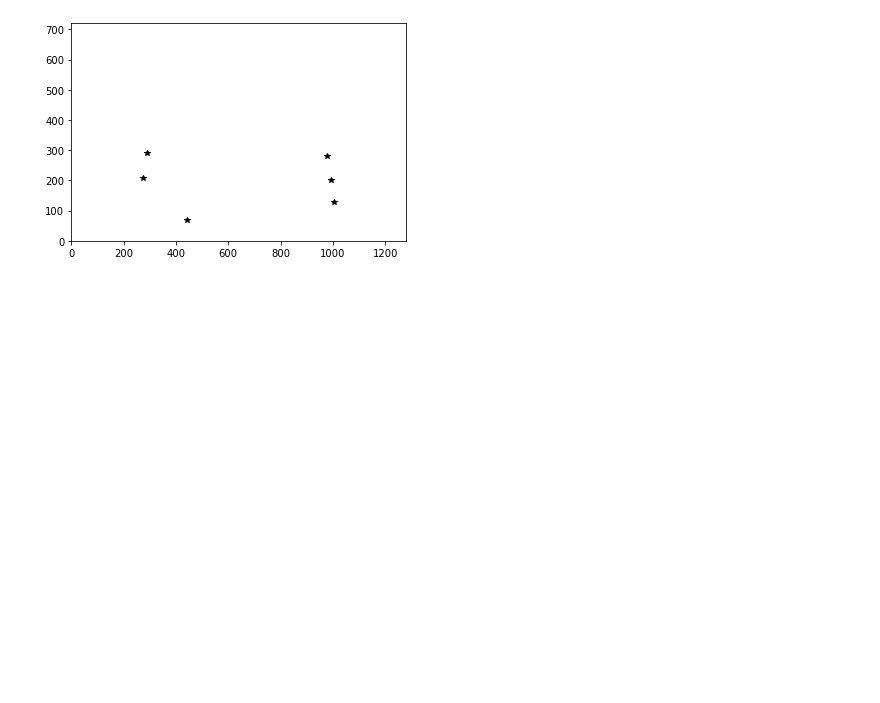
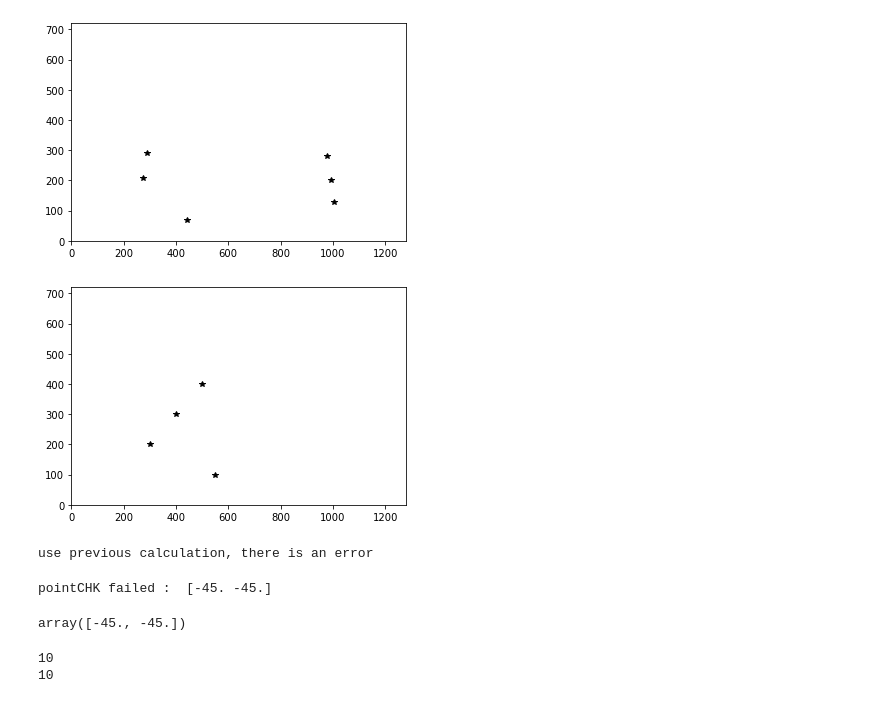
Before and after one commit to ChheangL/carCode, a Jupyter notebook: Demo.ipynb, the cells around one changed output. Drawn from its saved outputs; the diff is of its cells as text; code cells hidden in the pictures; blank space fills up the shorter version.

Commit message:
pointCHK

```diff
--- a/Demo.ipynb
+++ b/Demo.ipynb
@@ -96,3 +96,51 @@ for p in pA:
 plt.show()
 # %% [output]
 [figure]
+# %%
+points=np.array([[550,100],[300,200],[400,300],[500,400]])
+plt.axis([0,1280,0,720])
+for p in points:
+    plt.plot(p[0],p[1],'k*')
+plt.show()
+v12 = points[1]-points[0]
+v13 = points[2]-points[0]
+v14 = points[3]-points[0]
+v23 = points[2]-points[1]
+v24 = points[3]-points[1]
+v34 = points[3]-points[2]
+dr12 = v12[0]*v12[1]>0
+dr13 = v13[0]*v13[1]>0
+dr14 = v14[0]*v14[1]>0
+dr23 = v23[0]*v23[1]>0
+dr24 = v24[0]*v24[1]>0
+dr34 = v34[0]*v34[1]>0
+
+dir_points1 = (dr12 and dr13 and dr14)
+dir_points2 = (dr23 and dr24)
+dir_points3 = (dr34)
+
+#dir_points3 = (v13[0]>0 and v23[0]>0 and v34[0]>0) or (v13[0]<0 and v23[0]<0 and v34[0]<0)
+#dir_points4 = (v14[0]>0 and v24[0]>0 and v34[0]>0) or (v14[0]<0 and v24[0]<0 and v34[0]<0)
+#dir_points1 = (v12[0]>0 and v13[0]>0 and v14[0]>0) or (v12[0]<0 and v13[0]<0 and v14[0]<0)
+
+if(dir_points1 and dir_points2 and dir_points3) or (not dir_points1 and not dir_points2 and not dir_points3):
+    #do calculation normally
+    print("True")
+else:
+    print("use previous calculation, there is an error")
+# %% [output]
+[figure, added]
+use previous calculation, there is an error
+# %%
+previous_angle = 0
+from auto_drive_functions import vector_checkV1
+vector_checkV1(points)
+# %% [output]
+pointCHK failed :  [-45. -45.]
+array([-45., -45.])
+# %%
+function(10)
+print(previous_angle)
+# %% [output]
+10
+10
```
Also changed, not shown: parts of 1 cell of this notebook, 2 other files.
